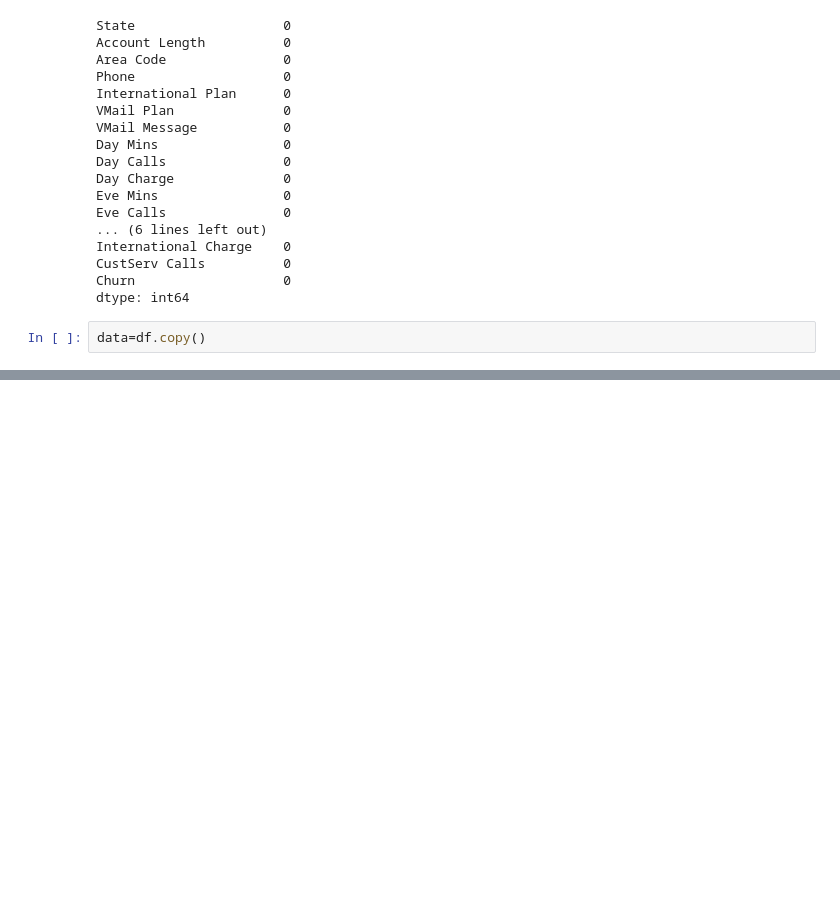
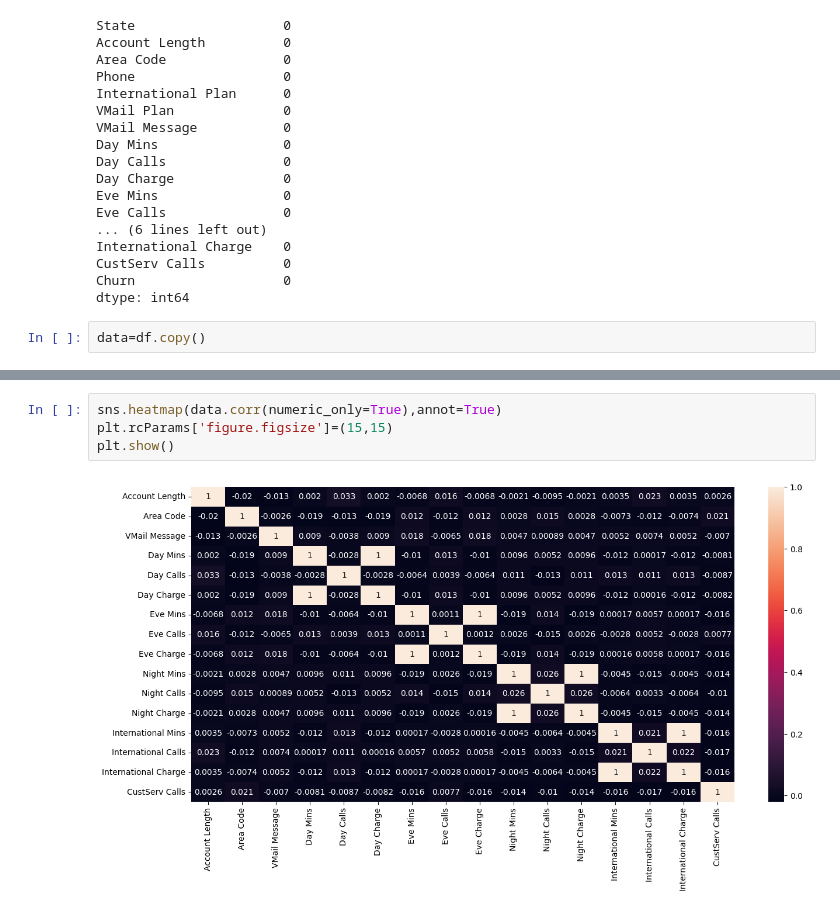
Before and after one commit to isahaq777/My_Projects, a Jupyter notebook: Data_Science_Projects/Telecom/No_Chrun_Telecom.ipynb, the cells around one changed output, grey strips where cells are left out. Drawn from its saved outputs; the diff is of its cells as text; blank space fills up the shorter version.

```diff
--- a/Data_Science_Projects/Telecom/No_Chrun_Telecom.ipynb
+++ b/Data_Science_Projects/Telecom/No_Chrun_Telecom.ipynb
@@ -200,0 +313,6 @@ data=df.copy()
+# %%
+sns.heatmap(data.corr(numeric_only=True),annot=True)
+plt.rcParams['figure.figsize']=(15,15)
+plt.show()
+# %% [output]
+[figure, added]
```
Also changed, not shown: parts of 18 cells of this notebook.
